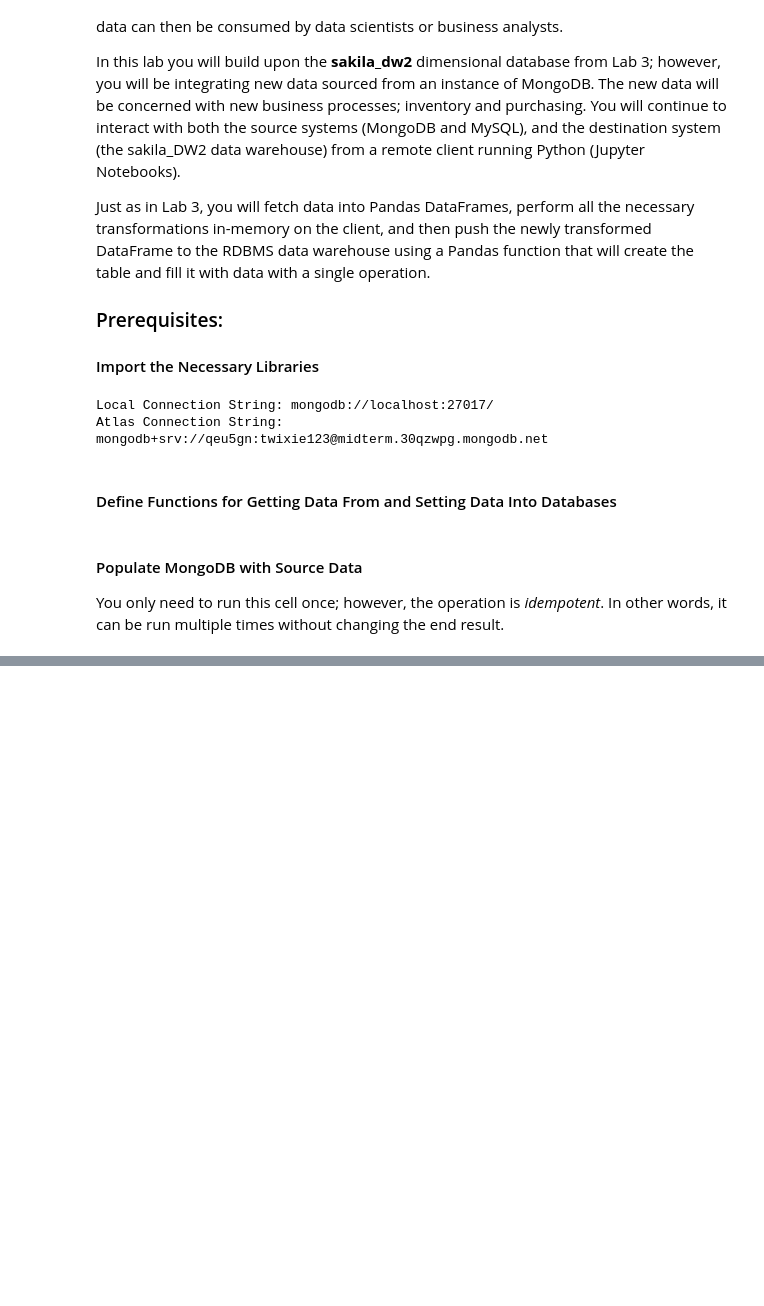
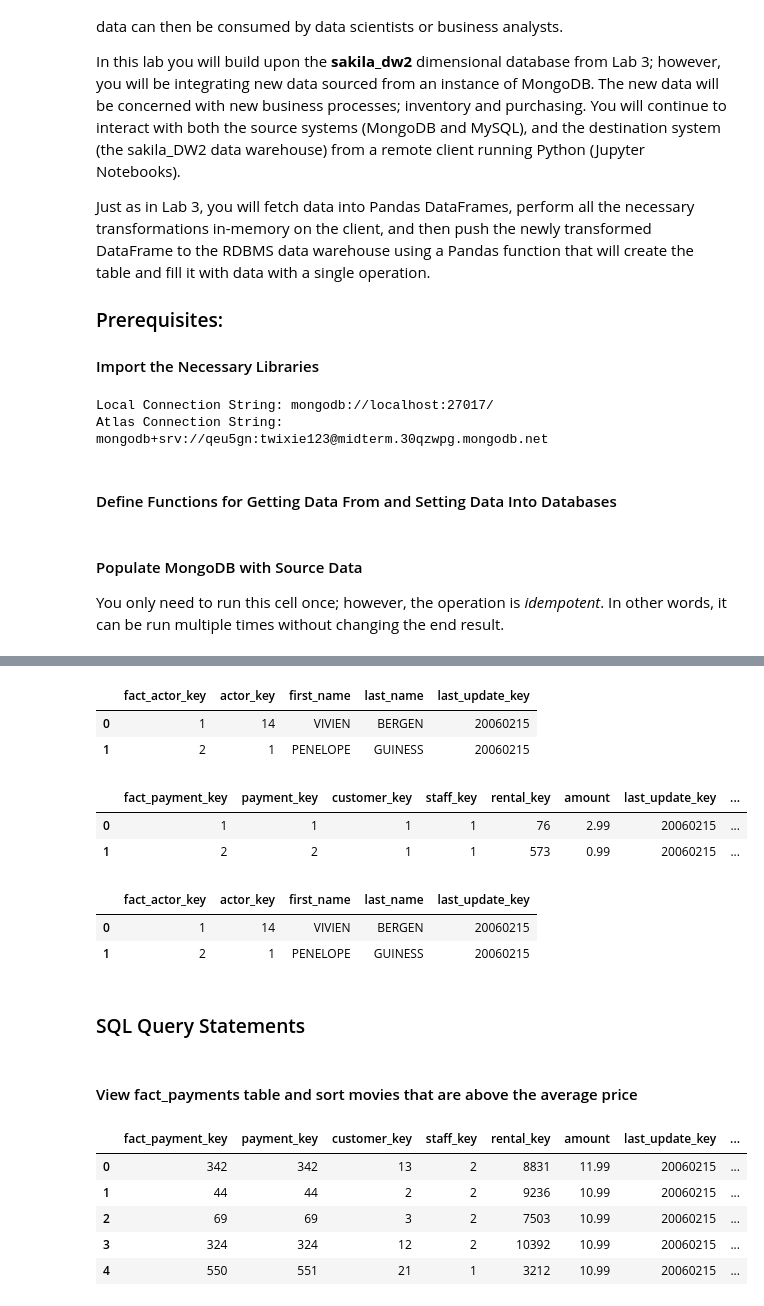
Before and after one commit to amalieharrison/Midterm, a Jupyter notebook: DS 2002 Midterm Project.ipynb, the cells around one changed output, grey strips where cells are left out. Cells and saved outputs as stored; diff of their text form; code cells hidden in the pictures; blank space fills up the shorter version.

```diff
--- a/DS 2002 Midterm Project.ipynb
+++ b/DS 2002 Midterm Project.ipynb
@@ -454,0 +643,44 @@ df_invoices.head(2)
+# %%
+sql_actor = "SELECT * FROM sakila_dw2.fact_actors;"
+df_fact_actors = get_sql_dataframe(mysql_uid, mysql_pwd, mysql_hostname, dst_dbname, sql_actor)
+df_fact_actors.head(2)
+# %% [output]
+|  | fact_actor_key | actor_key | first_name | last_name | last_update_key |
+| 0 | 1 | 14 | VIVIEN | BERGEN | 20060215 |
+| 1 | 2 | 1 | PENELOPE | GUINESS | 20060215 |
+# %%
+sql_payment = "SELECT * FROM sakila_dw2.fact_payments;"
+df_fact_payments = get_sql_dataframe(mysql_uid, mysql_pwd, mysql_hostname, dst_dbname, sql_payment)
+df_fact_payments.head(2)
+# %% [output]
+|  | fact_payment_key | payment_key | customer_key | staff_key | rental_key | amount | last_update_key | ... |
+| 0 | 1 | 1 | 1 | 1 | 76 | 2.99 | 20060215 | ... |
+| 1 | 2 | 2 | 1 | 1 | 573 | 0.99 | 20060215 | ... |
+# %%
+sql_city = "SELECT * FROM sakila_dw2.fact_city;"
+df_fact_city = get_sql_dataframe(mysql_uid, mysql_pwd, mysql_hostname, dst_dbname, sql_actor)
+df_fact_city.head(2)
+# %% [output]
+|  | fact_actor_key | actor_key | first_name | last_name | last_update_key |
+| 0 | 1 | 14 | VIVIEN | BERGEN | 20060215 |
+| 1 | 2 | 1 | PENELOPE | GUINESS | 20060215 |
+# %% [markdown]
+### SQL Query Statements
+# %% [markdown]
+#### View fact_payments table and sort movies that are above the average price
+# %%
+db_name = "sakila_dw2"
+
+conn = pymysql.connect(host=host_name, user=user_id, password=pwd, database=db_name)
+
+df = pd.read_sql("SELECT * FROM sakila_dw2.fact_payments ORDER BY amount DESC;", conn)
+
+conn.close()
+df.head(5)
+# %% [output]
+|  | fact_payment_key | payment_key | customer_key | staff_key | rental_key | amount | last_update_key | ... |
+| 0 | 342 | 342 | 13 | 2 | 8831 | 11.99 | 20060215 | ... |
+| 1 | 44 | 44 | 2 | 2 | 9236 | 10.99 | 20060215 | ... |
+| 2 | 69 | 69 | 3 | 2 | 7503 | 10.99 | 20060215 | ... |
+| 3 | 324 | 324 | 12 | 2 | 10392 | 10.99 | 20060215 | ... |
+| 4 | 550 | 551 | 21 | 1 | 3212 | 10.99 | 20060215 | ... |
```
Also changed, not shown: parts of 60 cells of this notebook.
